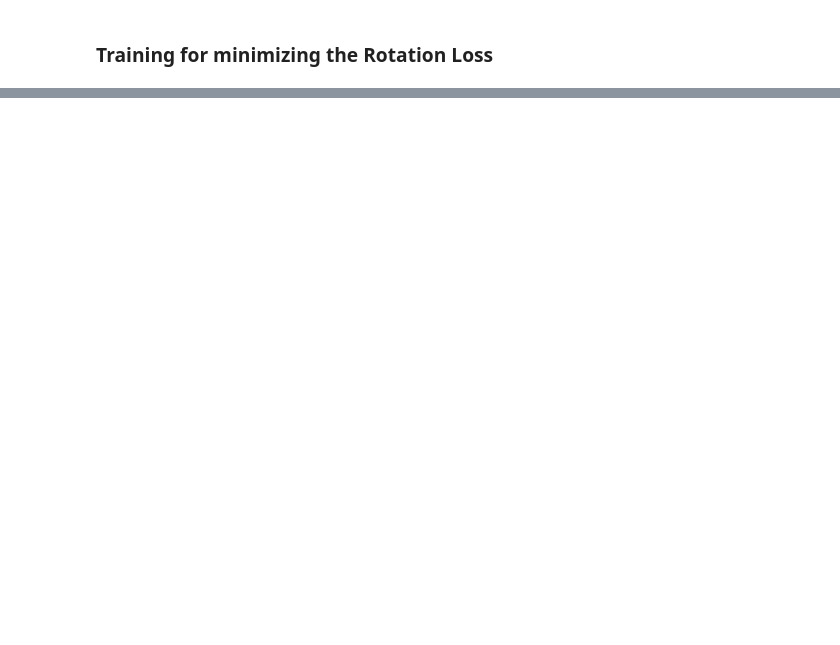
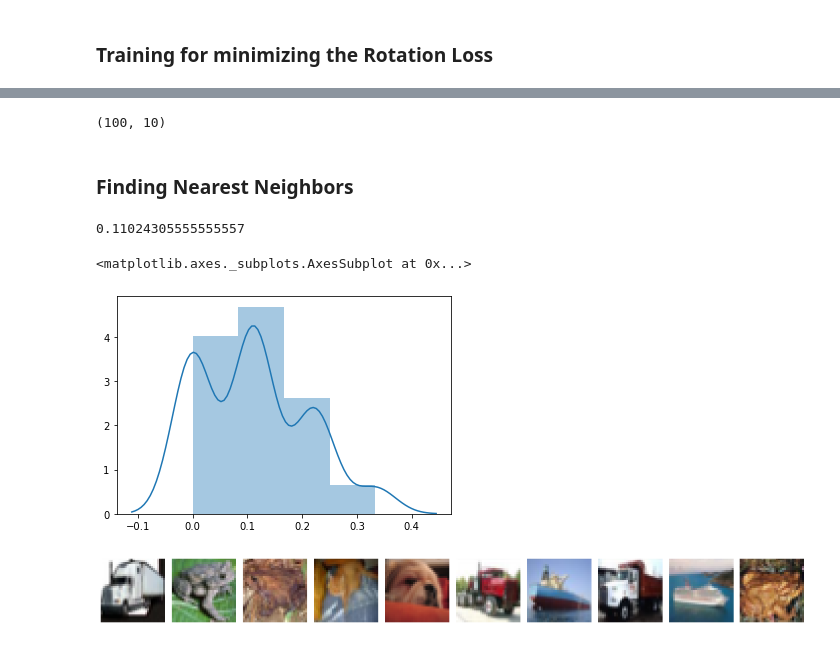
Before and after one commit to ahsanmemon/Unsupervised-Classification-Tensorflow, a Jupyter notebook: CIFAR 100/3 - Resnet 18 Classification with RotNet.ipynb, the cells around one changed output, grey strips where cells are left out. Drawn from its saved outputs; the diff is of its cells as text; code cells hidden in the pictures; blank space fills up the shorter version.

```diff
--- a/CIFAR 100/3 - Resnet 18 Classification with RotNet.ipynb
+++ b/CIFAR 100/3 - Resnet 18 Classification with RotNet.ipynb
@@ -50,5 +54,5 @@ input_test = X_test.astype('float32')
 X_train = (X_train / 255).astype(np.float32)
 X_test = (X_test / 255).astype(np.float32)
 # %%
-model = resnet_34()
+model = resnet_18()
 model.build(input_shape=(None, 32, 32, 3))
@@ -66,6 +88,7 @@ while True:
 #     for idx in tqdm(range(0, m, batch_size)): # batch
     for idx in range(0, m, batch_size): # batch
         images = tf.convert_to_tensor(X_train[idx:idx+batch_size, ...])
+        labels = tf.convert_to_tensor(y_train[idx:idx+batch_size, ...])
 
         degrees_to_rotate = np.random.choice([90, 180, 270]) # randomly choosing the rotation angle
 
@@ -80,8 +103,9 @@ while True:
         optimizer = tf.keras.optimizers.Adam(lr=lr)
         optimizer.apply_gradients(zip(grads, model.trainable_weights))
 
-        if batch_count%5==0:
-            print(f"\tbatch {batch_count}, loss: {tf.reduce_sum(loss).numpy()}")
+        if batch_count%1==0:
+#             mean_acc = np.mean(find_neighbor_accuracy(embs_a))
+            print(f"\tbatch {batch_count}, loss: {tf.reduce_sum(loss).numpy()}, mean_acc: {mean_acc}")
         batch_count+=1
     if e%1 == 0:
         clear_output()
@@ -96,0 +135,5 @@ SystemError: <built-in function TF_NewBuffer> returned a result with an error se
+# %%
+embeddings = model(images)
+np.mean(find_neighbor_accuracy(embeddings))
+# %%
+true_classes = np.argmax(labels, axis=1)
@@ -96,0 +142,10 @@ SystemError: <built-in function TF_NewBuffer> returned a result with an error se
+# %%
+embeddings.shape
+# %% [output]
+(100, 10)
+# %% [markdown]
+<h3>Finding Nearest Neighbors</h3>
+# %%
+np.mean(accuracies)
+# %% [output]
+0.11024305555555557
@@ -96,0 +169,16 @@ SystemError: <built-in function TF_NewBuffer> returned a result with an error se
+# %%
+# embeddings = embeddings.numpy()
+nbrs = NearestNeighbors(n_neighbors=10, algorithm='ball_tree').fit(embeddings)
+distances, indices = nbrs.kneighbors(embeddings)
+
+accuracies = list()
+for i in range(len(true_classes)):
+    true_class = true_classes[i]
+    predicted_classes = true_classes[indices[i]][1:]
+    accuracy = (predicted_classes==true_class).sum()/predicted_classes.shape[0]
+    accuracies.append(accuracy)
+
+sns.distplot(accuracies)
+# %% [output]
+<matplotlib.axes._subplots.AxesSubplot at 0x...>
+[figure, added]
@@ -96,0 +187,10 @@ SystemError: <built-in function TF_NewBuffer> returned a result with an error se
+# %%
+plt.figure(figsize=(15, 3))
+for i, image in enumerate(images.numpy()[indices[9]]):
+#     print(image.shape)
+    plt.subplot(1,indices.shape[1],i+1)
+    plt.axis('off')
+    plt.imshow(image)
+plt.tight_layout()
+# %% [output]
+[figure, added]
```
Also changed, not shown: parts of 9 cells of this notebook, 1 other file.
